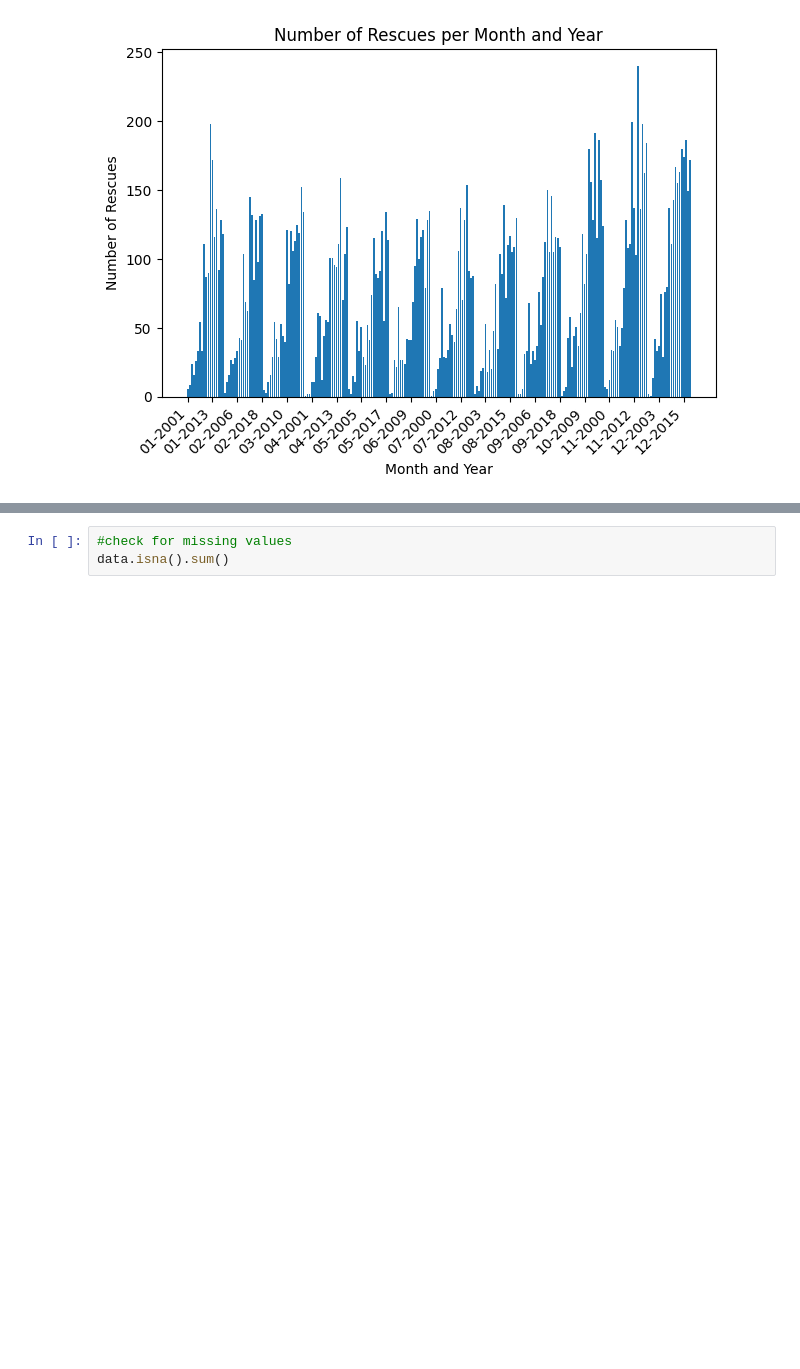
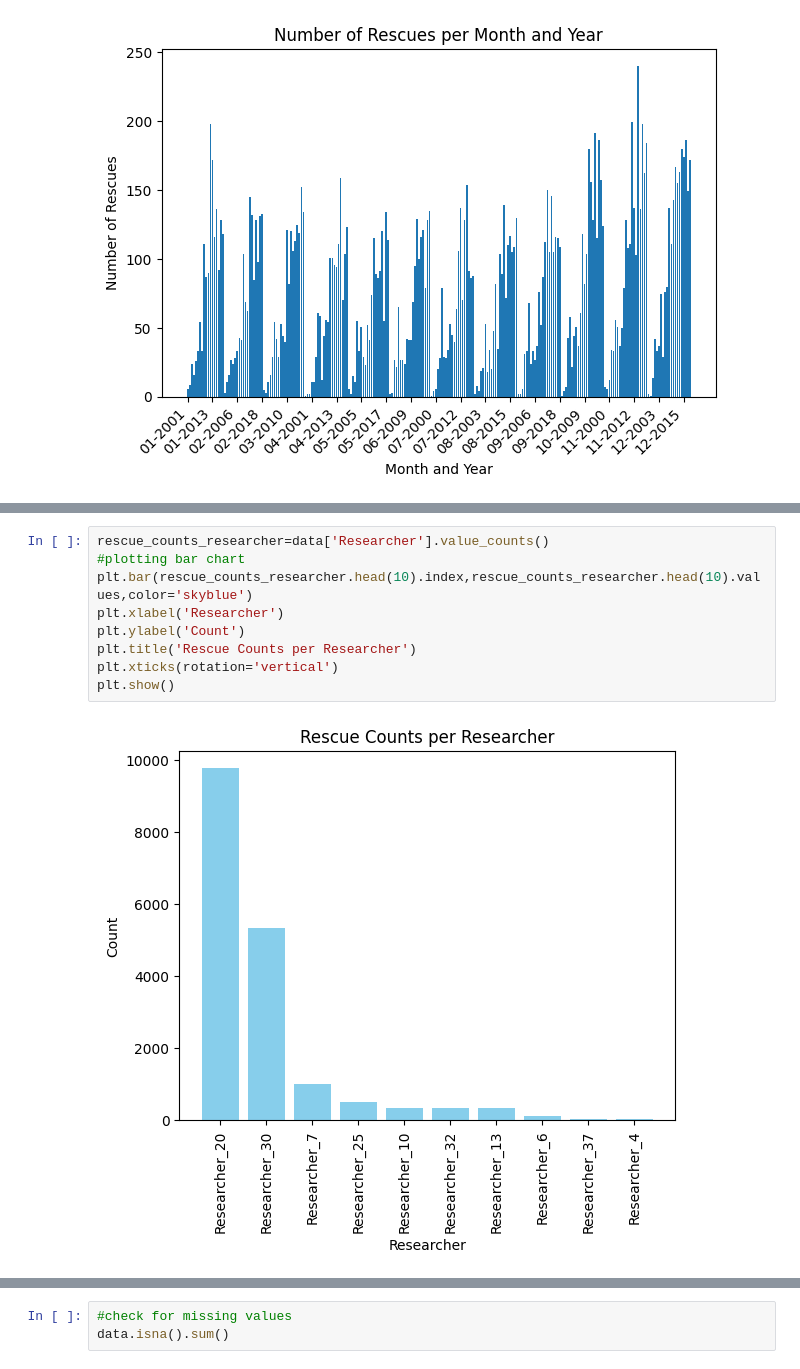
Before and after one commit to datakiptoo/Time_Series_Forecasting, a Jupyter notebook: challenge.ipynb, the cells around one changed output, grey strips where cells are left out. Drawn from its saved outputs; the diff is of its cells as text; blank space fills up the shorter version.

Commit message:
analyze data

```diff
--- a/challenge.ipynb
+++ b/challenge.ipynb
@@ -169,0 +186,11 @@ plt.show()
+# %%
+rescue_counts_researcher=data['Researcher'].value_counts()
+#plotting bar chart
+plt.bar(rescue_counts_researcher.head(10).index,rescue_counts_researcher.head(10).values,color='skyblue')
+plt.xlabel('Researcher')
+plt.ylabel('Count')
+plt.title('Rescue Counts per Researcher')
+plt.xticks(rotation='vertical')
+plt.show()
+# %% [output]
+[figure, added]
```
Also changed, not shown: parts of 36 cells of this notebook.
